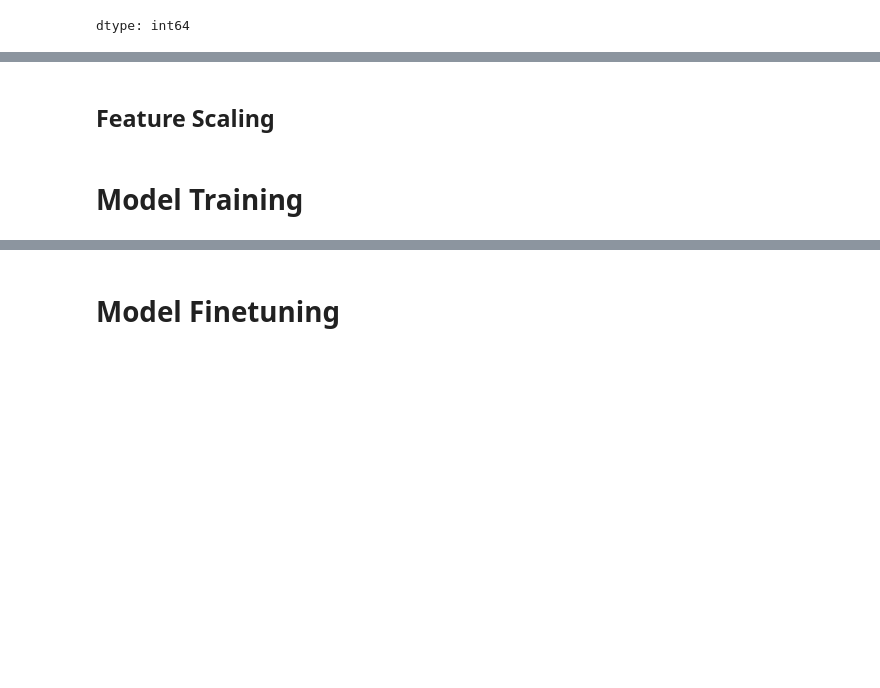
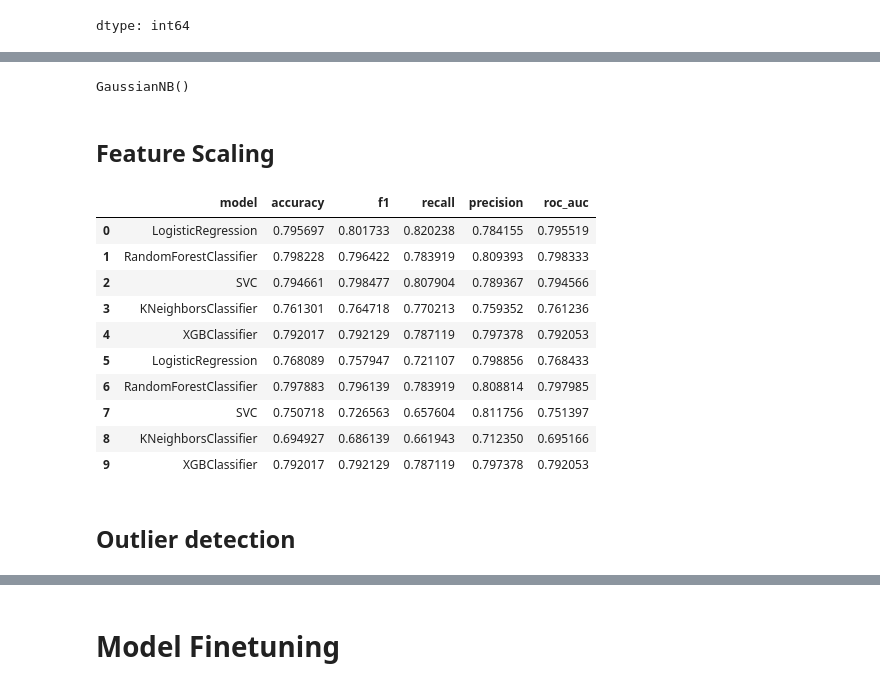
Before and after one commit to Alisizationed/sigmoid_homeworks, a Jupyter notebook: ex_prep_1/Sigmoid_Exam_Prep_1.ipynb, the cells around one changed output, grey strips where cells are left out. Drawn from its saved outputs; the diff is of its cells as text; code cells hidden in the pictures; blank space fills up the shorter version.

```diff
--- a/ex_prep_1/Sigmoid_Exam_Prep_1.ipynb
+++ b/ex_prep_1/Sigmoid_Exam_Prep_1.ipynb
@@ -480,3 +474,13 @@ selectors = [
+# %%
+models.pop(2)
+models.pop(3)
+# %% [output]
+GaussianNB()
+# %%
+for X_train, y_train, X_test, y_test in zip(X_trains, y_trains, X_tests, y_tests):
+  knn_imputer = KNNImputer()
+  X_train[missing_vals_cols] = knn_imputer.fit_transform(X_train[missing_vals_cols], y_train)
+  X_test[missing_vals_cols] = knn_imputer.transform(X_test[missing_vals_cols])
 # %% [markdown]
 ## **Feature Scaling**
 # %%
@@ -494,5 +498,53 @@ scalers = [
         ], remainder="passthrough",
         verbose_feature_names_out=False)
 ]
-# %% [markdown]
-# **Model Training**
+# %%
+scores = []
+
+for scaler in scalers:
+  for model in models:
+    pipeline = Pipeline([
+        ("detector", clone(scaler)),
+        ("model", clone(model)),
+    ])
+
+    accuracy = []
+    f1 = []
+    recall = []
+    precision = []
+    roc_auc = []
+
+    for X_train, y_train, X_test, y_test in zip(X_trains, y_trains, X_tests, y_tests):
+      pipeline.fit(X_train, y_train)
+
+      y_pred = pipeline.predict(X_test)
+
+      accuracy.append(accuracy_score(y_test, y_pred))
+      f1.append(f1_score(y_test, y_pred))
+      recall.append(recall_score(y_test, y_pred))
+      precision.append(precision_score(y_test, y_pred))
+      roc_auc.append(roc_auc_score(y_test, y_pred))
+
+    scores.append({
+    "model": type(model).__name__,
+    # "scaler": type(scaler.transformers[0]).__name__,
+    "accuracy": np.mean(accuracy),
+    "f1": np.mean(f1),
+    "recall": np.mean(recall),
+    "precision": np.mean(precision),
+    "roc_auc": np.mean(roc_auc),
+    })
+# %%
+pd.DataFrame(scores)
+# %% [output]
+|  | model | accuracy | f1 | recall | precision | roc_auc |
+| 0 | LogisticRegression | 0.795697 | 0.801733 | 0.820238 | 0.784155 | 0.795519 |
+| 1 | RandomForestClassifier | 0.798228 | 0.796422 | 0.783919 | 0.809393 | 0.798333 |
+| 2 | SVC | 0.794661 | 0.798477 | 0.807904 | 0.789367 | 0.794566 |
+| 3 | KNeighborsClassifier | 0.761301 | 0.764718 | 0.770213 | 0.759352 | 0.761236 |
+| 4 | XGBClassifier | 0.792017 | 0.792129 | 0.787119 | 0.797378 | 0.792053 |
+| 5 | LogisticRegression | 0.768089 | 0.757947 | 0.721107 | 0.798856 | 0.768433 |
+| 6 | RandomForestClassifier | 0.797883 | 0.796139 | 0.783919 | 0.808814 | 0.797985 |
+| 7 | SVC | 0.750718 | 0.726563 | 0.657604 | 0.811756 | 0.751397 |
+| 8 | KNeighborsClassifier | 0.694927 | 0.686139 | 0.661943 | 0.712350 | 0.695166 |
+| 9 | XGBClassifier | 0.792017 | 0.792129 | 0.787119 | 0.797378 | 0.792053 |
@@ -498,0 +590,2 @@ scalers = [
+# %% [markdown]
+## **Outlier detection**
```
Also changed, not shown: parts of 40 cells of this notebook.
